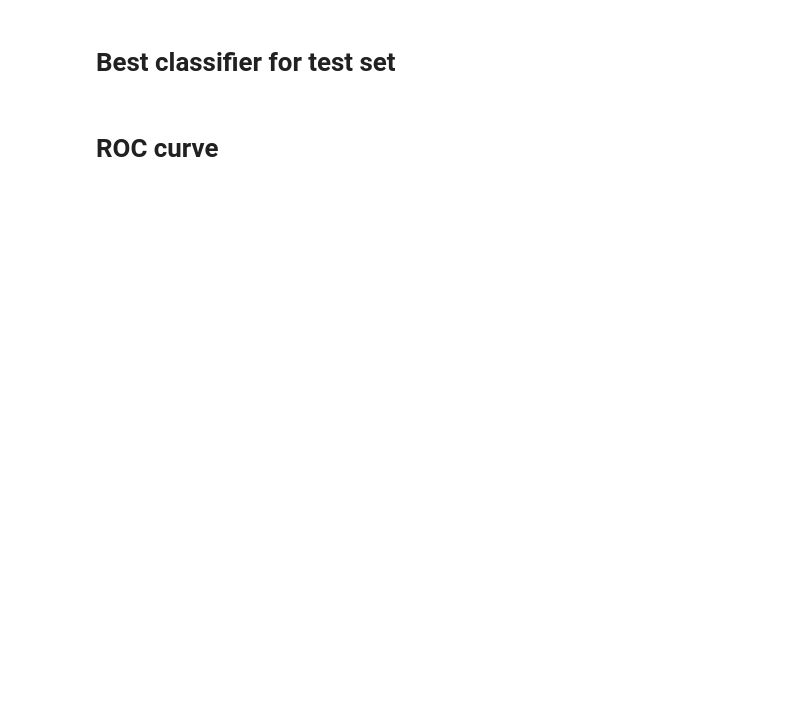
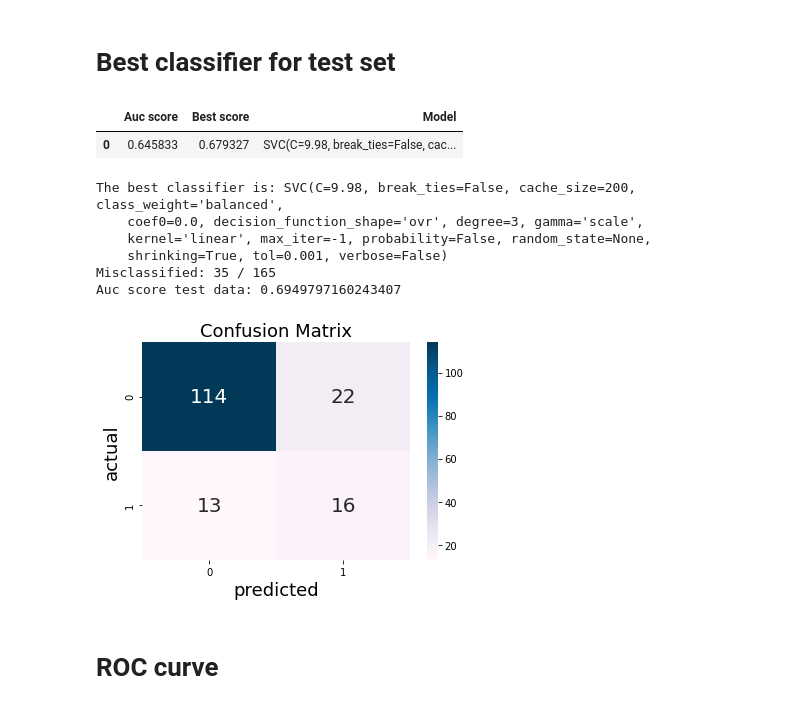
Before and after one commit to BrianvanWinden/TM10007_Group_13, a Jupyter notebook: Code_opgeschoond_en_werkend_random.ipynb, the cells around one changed output. Saved outputs shown, nothing was run; the diff lists cells and outputs as text; code cells hidden in the pictures; blank space fills up the shorter version.

```diff
--- a/Code_opgeschoond_en_werkend_random.ipynb
+++ b/Code_opgeschoond_en_werkend_random.ipynb
@@ -128,12 +128,20 @@ def roc_plotter(fpr, tpr, roc_auc):
 # Run this to use from colab environment
 !git clone https://github.com/BrianvanWinden/TM10007_Group_13.git
 !unzip "/content/TM10007_Group_13/ecg/ecg_data.zip"
-import pandas as pd
 
 data = pd.read_csv("ecg_data.csv")
 
-data_points= data.drop(['label', 'Unnamed: 0'], axis=1).to_numpy()
-data_labels= data['label'].to_numpy()
+data_points_org= data.drop(['label', 'Unnamed: 0'], axis=1).to_numpy()
+data_labels_org= data['label'].to_numpy()
+
+# data_points = np.delete(data_points_org, [91, 284, 422, 611] , axis=0)
+# data_labels = np.delete(data_labels_org, [91, 284, 422, 611] , axis=0)
+
+data_points = data_points_org
+data_labels = data_labels_org
+
+print (data_labels.shape)
+print (data_points.shape)
 
 
 x_train_val, x_test, y_train_val, y_test = train_test_split(data_points, data_labels, test_size=0.2, stratify=data_labels)
@@ -269,47 +291,51 @@ from sklearn.model_selection import cross_val_score
 models_df = pd.DataFrame(models)
 outer_results_df = pd.DataFrame(outer_results)
 all_scores_df = pd.DataFrame(all_scores)
-results = pd.concat([models_df, outer_results_df, all_scores_df], axis=1)
-results.columns = ['Models', 'Auc score', 'Best score']
+results = pd.concat([outer_results_df, all_scores_df, models_df], axis=1)
+results.columns = [ 'Auc score', 'Best score', 'Model']
 results_sorted = results.sort_values(by=['Auc score'], ascending=False)
-print(results_sorted)
+display(results_sorted)
 
-best_classifier = results_sorted['Models'].iloc[0]
+best_classifier = results_sorted['Model'].iloc[0]
 print(f'The best classifier is: {best_classifier}')
 
-# cv_test = StratifiedKFold(n_splits=2, shuffle=True)
-# # ('resampling', SMOTEENN(enn=EditedNearestNeighbours(sampling_strategy='majority'))),('scaling', preprocessing.RobustScaler()),('pca', PCA(n_components=0.99)),
-# clf = Pipeline([('pca', PCA(n_components=0.99)), ('clf', best_classifier)])
-# cross_score = cross_val_score(clf, x_test, y_test, cv=cv_test, scoring='roc_auc')
-# print(f'Mean score of classifier on test data: {round(mean(cross_score),3)} + {round(stdev(cross_score),3)}')
 
 #Resampling
-resample = SMOTEENN(enn=EditedNearestNeighbours(sampling_strategy='majority'))
+resample = RandomUnderSampler(sampling_strategy='majority')
 X_resampled, y_resampled = resample.fit_resample(x_train_val, y_train_val)
 
 #Scaling
 scaler = preprocessing.RobustScaler()
 scaler.fit(X_resampled)
 x_train_scaled = scaler.transform(X_resampled)
 x_test_scaled = scaler.transform(x_test)
-
 
 #PCA
 pca = PCA(n_components=0.99)
 pca = pca.fit(x_train_scaled)
 x_train_trans = pca.transform(x_train_scaled)
 x_test_trans = pca.transform(x_test_scaled)
 
 # Evaluation classifier
 clf = best_classifier.fit(x_train_trans, y_resampled)
 y_pred = clf.predict(x_test_trans)
 y_score = clf.decision_function(x_test_trans)
 accuracy = metrics.balanced_accuracy_score(y_test, y_pred)
 auc_score = metrics.roc_auc_score(y_test, y_pred)
-print('Misclassified: %d / %d' % ((y_test != y_pred).sum(), x_test_trans.shape[0]), str(clf))
+print('Misclassified: %d / %d' % ((y_test != y_pred).sum(), x_test_trans.shape[0]))
 evaluation(y_test, y_pred)
 
 print(f'Auc score test data: {auc_score}')
+# %% [output]
+|  | Auc score | Best score | Model |
+| 0 | 0.645833 | 0.679327 | SVC(C=9.98, break_ties=False, cac... |
+The best classifier is: SVC(C=9.98, break_ties=False, cache_size=200, class_weight='balanced',
+    coef0=0.0, decision_function_shape='ovr', degree=3, gamma='scale',
+    kernel='linear', max_iter=-1, probability=False, random_state=None,
+    shrinking=True, tol=0.001, verbose=False)
+Misclassified: 35 / 165
+Auc score test data: 0.6949797160243407
+[figure, added]
 # %% [markdown]
 # ROC curve
 # %%
```
Also changed, not shown: parts of 7 cells of this notebook.
